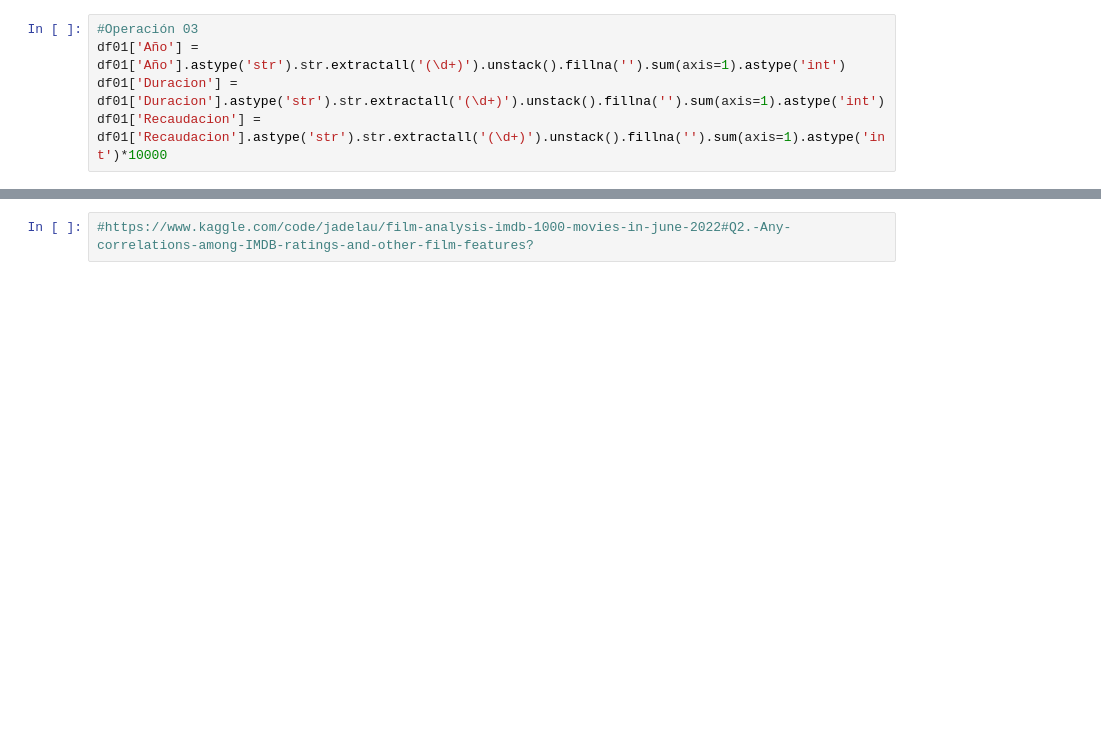
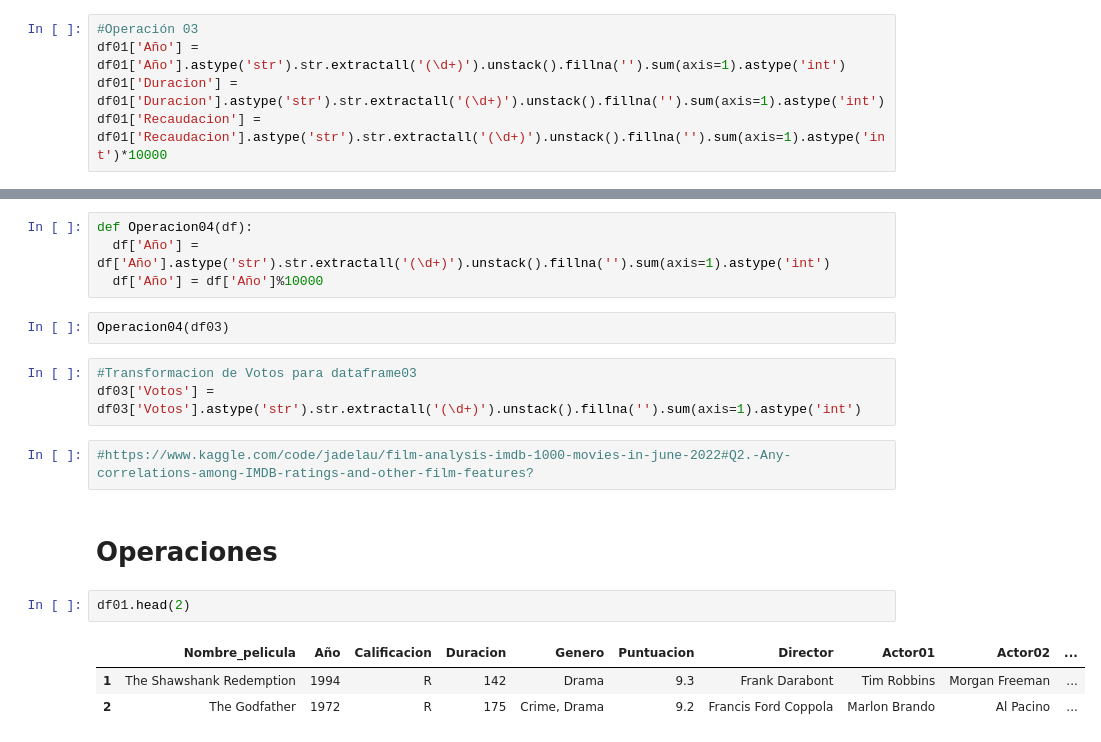
Before and after one commit to piero0090/RepoData2, a Jupyter notebook: Python_Analisis.ipynb, the cells around one changed output, grey strips where cells are left out. Saved outputs shown, nothing was run; the diff lists cells and outputs as text; blank space fills up the shorter version.

```diff
--- a/Python_Analisis.ipynb
+++ b/Python_Analisis.ipynb
@@ -121,2 +125,19 @@ df01.head(3)
+# %%
+def Operacion04(df):
+  df['Año'] = df['Año'].astype('str').str.extractall('(\d+)').unstack().fillna('').sum(axis=1).astype('int')
+  df['Año'] = df['Año']%10000
+# %%
+Operacion04(df03)
+# %%
+#Transformacion de Votos para dataframe03
+df03['Votos'] = df03['Votos'].astype('str').str.extractall('(\d+)').unstack().fillna('').sum(axis=1).astype('int')
 # %%
 #https://www.kaggle.com/code/jadelau/film-analysis-imdb-1000-movies-in-june-2022#Q2.-Any-correlations-among-IMDB-ratings-and-other-film-features?
+# %% [markdown]
+# **Operaciones**
+# %%
+df01.head(2)
+# %% [output]
+|  | Nombre_pelicula | Año | Calificacion | Duracion | Genero | Puntuacion | Director | Actor01 | Actor02 | ... |
+| 1 | The Shawshank Redemption | 1994 | R | 142 | Drama | 9.3 | Frank Darabont | Tim Robbins | Morgan Freeman | ... |
+| 2 | The Godfather | 1972 | R | 175 | Crime, Drama | 9.2 | Francis Ford Coppola | Marlon Brando | Al Pacino | ... |
```
Also changed, not shown: parts of 14 cells of this notebook.
